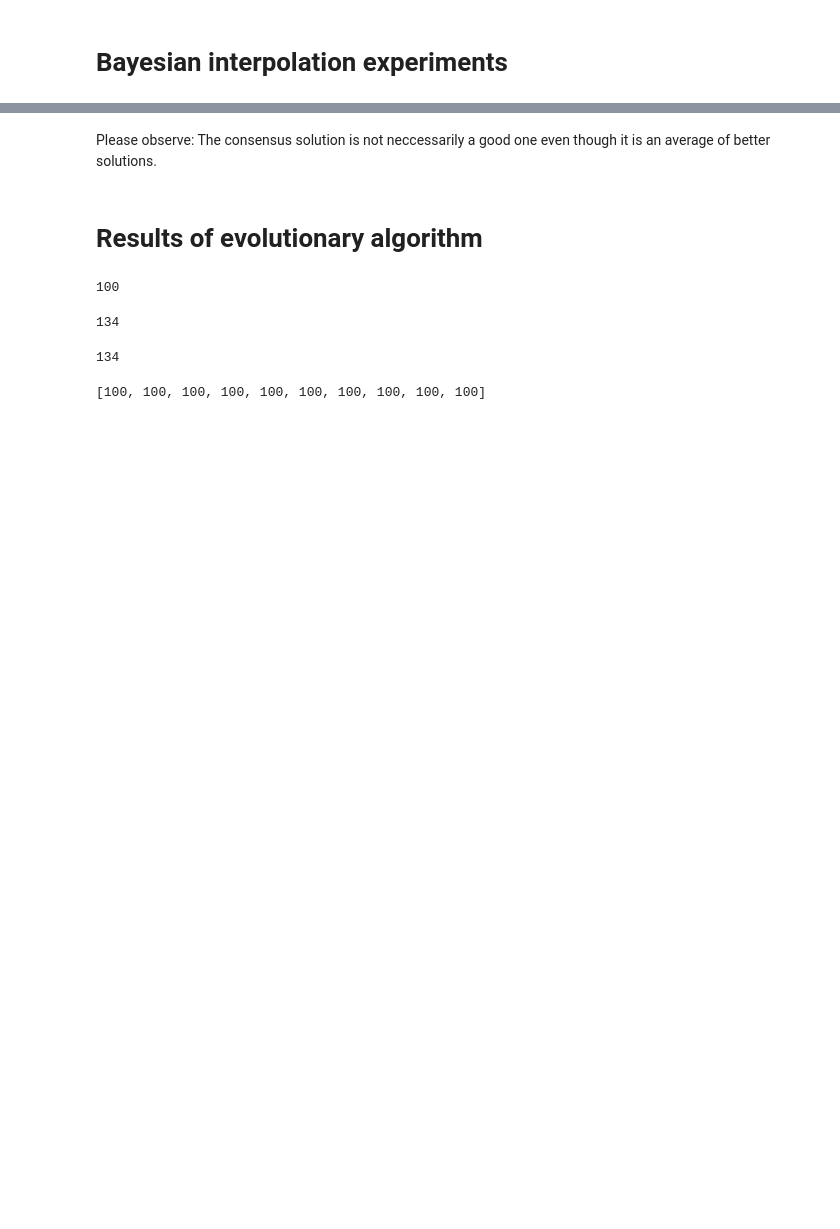
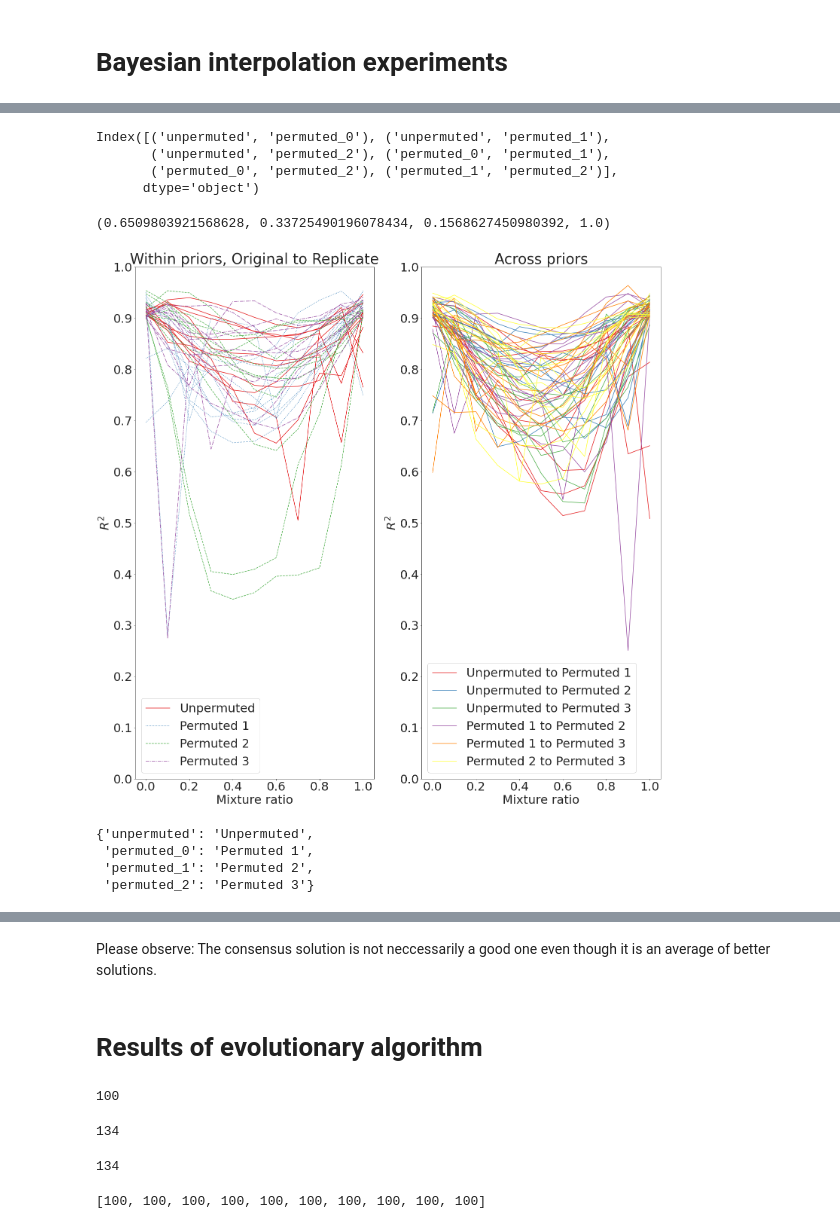
Before and after one commit to vetleser/BayesianGEM, a Jupyter notebook: code/visualization_for_manuscript.ipynb, the cells around one changed output, grey strips where cells are left out. Saved outputs shown, nothing was run; the diff lists cells and outputs as text; code cells hidden in the pictures; blank space fills up the shorter version.

```diff
--- a/code/visualization_for_manuscript.ipynb
+++ b/code/visualization_for_manuscript.ipynb
@@ -659,0 +553,7 @@ sample_result
+# %%
+inter_interpolation.index
+# %% [output]
+Index([('unpermuted', 'permuted_0'), ('unpermuted', 'permuted_1'),
+       ('unpermuted', 'permuted_2'), ('permuted_0', 'permuted_1'),
+       ('permuted_0', 'permuted_2'), ('permuted_1', 'permuted_2')],
+      dtype='object')
@@ -659,0 +564,4 @@ sample_result
+# %%
+plt.cm.Set1(6)
+# %% [output]
+(0.6509803921568628, 0.33725490196078434, 0.1568627450980392, 1.0)
@@ -659,0 +570,49 @@ sample_result
+# %%
+proper_names = {'unpermuted': "Unpermuted", 'permuted_0': "Permuted 1",
+                'permuted_1': "Permuted 2", 'permuted_2': "Permuted 3"}
+plt.figure(figsize=(25,25))
+intra_linestyle_dict = {"unpermuted": "solid", "permuted_0": "dotted", "permuted_1": "dashed", "permuted_2": "dashdot"}
+intra_color_dict = {origin: plt.cm.Set1(i) for i, origin in enumerate(intra_linestyle_dict.keys())}
+plt.subplot(1,2,1)
+for origin, results in intra_interpolation.iteritems():
+    for result in results:
+        plt.plot(result['ratio'],-result['distances'],linestyle = intra_linestyle_dict[origin],
+                 color=intra_color_dict[origin],label = origin)
+        plt.xlabel('Mixture ratio')
+        plt.ylabel('$R^2$')
+        plt.ylim([0,1])
+f = lambda l,c, label: plt.plot([],[],linestyle=l, color=c, label=label)[0]
+handles = [f(l=intra_linestyle_dict[origin], c=intra_color_dict[origin], label = proper_names[origin])
+           for origin in intra_linestyle_dict.keys()]
+plt.legend(handles=handles, loc=3, framealpha=1)
+plt.yticks(np.arange(0,1.1,0.1))
+plt.title("Within priors, Original to Replicate")
+#####
+plt.subplot(1,2,2)
+for origin_pair, results in inter_interpolation.iteritems():
+    for result in results:
+        plt.plot(result['ratio'],-result['distances'], color=inter_color_dict[origin_pair])
+        plt.xlabel('Mixture ratio')
+        plt.ylabel('$R^2$')
+        plt.ylim([0,1])
+f = lambda c, label: plt.plot([],[], color=c, label=label)[0]
+def inter_labelmaker(origin_pair):
+    from_origin = origin_pair[0]
+    to_origin = origin_pair[1]
+    return f"{proper_names[from_origin]} to {proper_names[to_origin]}"
+handles = [f(c=inter_color_dict[origin_pair], label = inter_labelmaker(origin_pair))
+           for origin_pair in inter_color_dict.keys()]
+plt.legend(handles=handles, loc=3, framealpha=1)
+plt.yticks(np.arange(0,1.1,0.1))
+plt.title("Across priors")
+plt.savefig("../figures/bayesian_interpolation.pdf")
+plt.show()
+# %% [output]
+[figure, added]
+# %%
+proper_names
+# %% [output]
+{'unpermuted': 'Unpermuted',
+ 'permuted_0': 'Permuted 1',
+ 'permuted_1': 'Permuted 2',
+ 'permuted_2': 'Permuted 3'}
```
Also changed, not shown: parts of 33 cells of this notebook, 3 other files.
